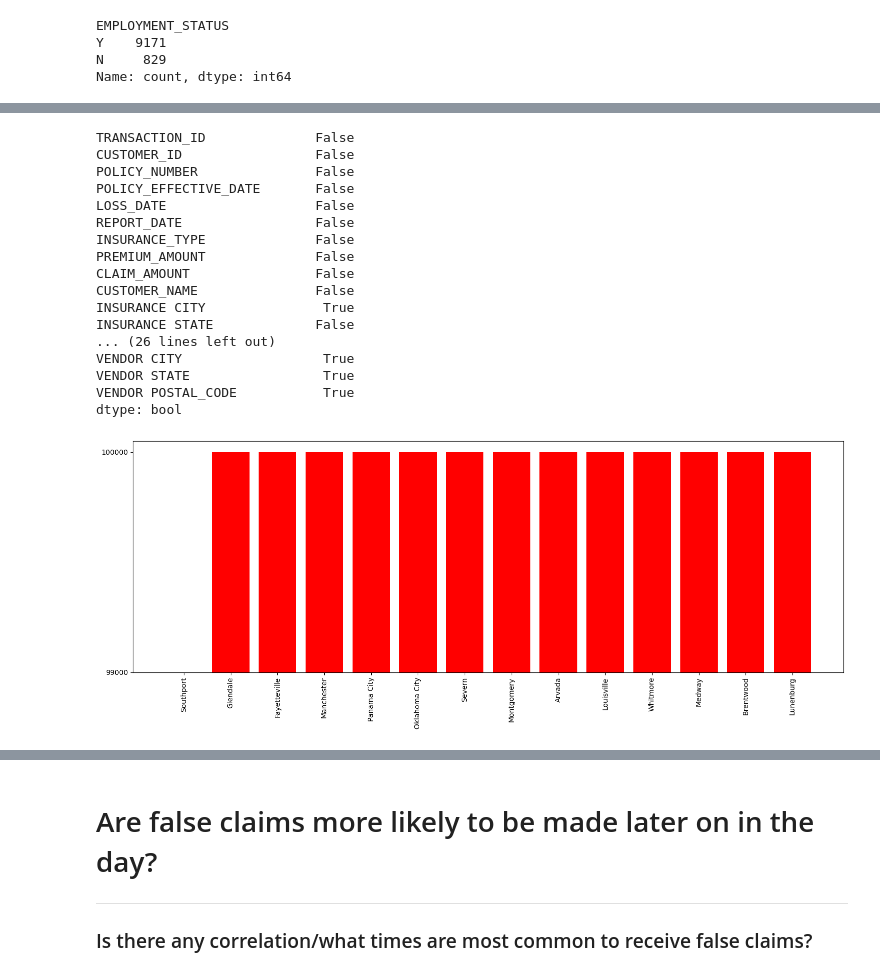
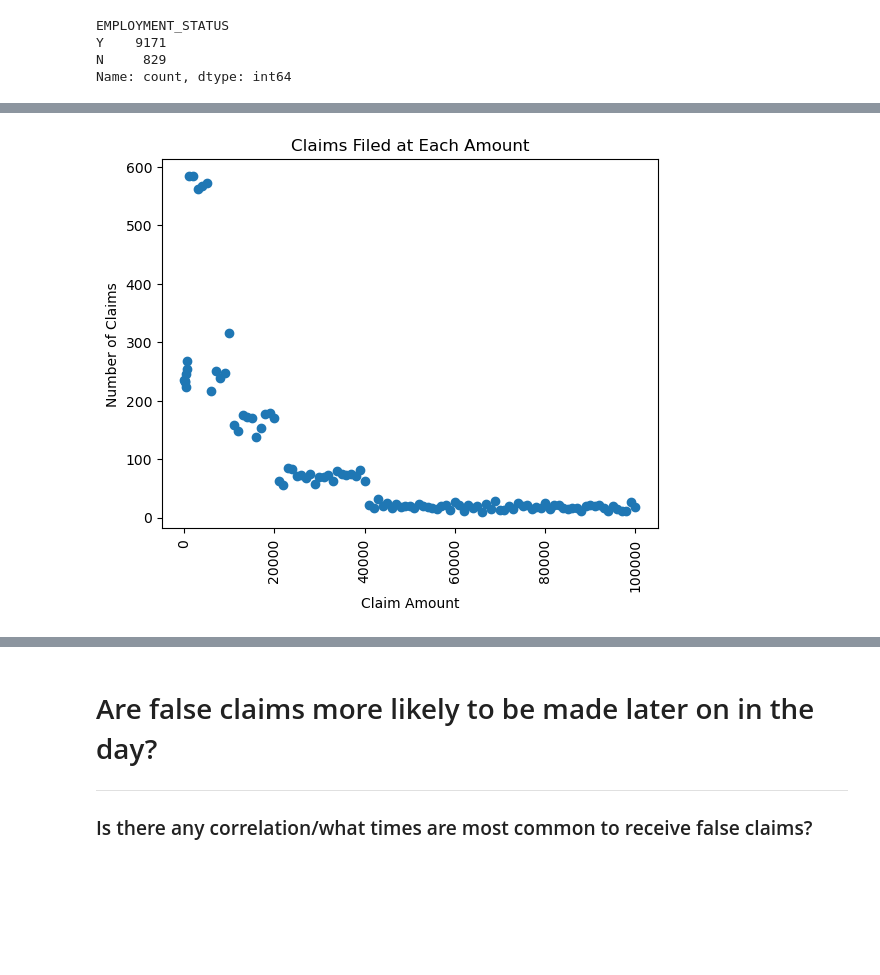
Before and after one commit to JustinS25/Insurance-Claim-Detection, a Jupyter notebook: Code/insurance_claim_valuecounts.ipynb, the cells around one changed output, grey strips where cells are left out. Saved outputs shown, nothing was run; the diff lists cells and outputs as text; code cells hidden in the pictures; blank space fills up the shorter version.

```diff
--- a/Code/insurance_claim_valuecounts.ipynb
+++ b/Code/insurance_claim_valuecounts.ipynb
@@ -292,0 +194,4 @@ Name: count, Length: 114, dtype: int64
+# %%
+# Displays claim amounts from most to least common
+claim_amount_count = ins_claim_fraud["CLAIM_AMOUNT"].value_counts().sort_values(ascending = False)
+claim_amount_count
@@ -328,42 +244,17 @@ Name: count, dtype: int64
-# %%
-# checking if the dataset contains any null values
-ins_claim_fraud.isnull().any()
-# %% [output]
-TRANSACTION_ID              False
-CUSTOMER_ID                 False
-POLICY_NUMBER               False
-POLICY_EFFECTIVE_DATE       False
-LOSS_DATE                   False
-REPORT_DATE                 False
-INSURANCE_TYPE              False
-PREMIUM_AMOUNT              False
-CLAIM_AMOUNT                False
-CUSTOMER_NAME               False
-INSURANCE CITY               True
-INSURANCE STATE             False
-... (26 lines left out)
-VENDOR CITY                  True
-VENDOR STATE                 True
-VENDOR POSTAL_CODE           True
-dtype: bool
-# %%
-# Convert the types of column in pandas dataframe
-
-claim_amount=ins_claim_fraud.sort_values(by="CLAIM_AMOUNT",ascending=True)
-
-ascending_claim=claim_amount["CLAIM_AMOUNT"].tail(20).astype(str)
-
-incident_city=claim_amount["INCIDENT_CITY"].tail(20).astype(str)
-
-plt.figure(figsize=(15,6))
-
-plt.bar(incident_city,ascending_claim, color="r", align="center")
-
-plt.xticks(rotation=90)
-
-
-plt.tight_layout()
-
-plt.show()
-# %% [output]
-[figure, removed]
+# %%
+# Convert the types of column in pandas dataframe
+
+plt.scatter(claim_amount_count.index,claim_amount_count)
+plt.xticks(rotation=90)
+
+# Label Plot
+plt.xlabel("Claim Amount")
+plt.ylabel("Number of Claims")
+plt.title("Claims Filed at Each Amount")
+
+# Save plot
+plt.savefig('Images/Claims_Per_Amount.png')
+# Show plot
+plt.show()
+# %% [output]
+[figure, added]
```
Also changed, not shown: parts of 28 cells of this notebook, 2 other files.
